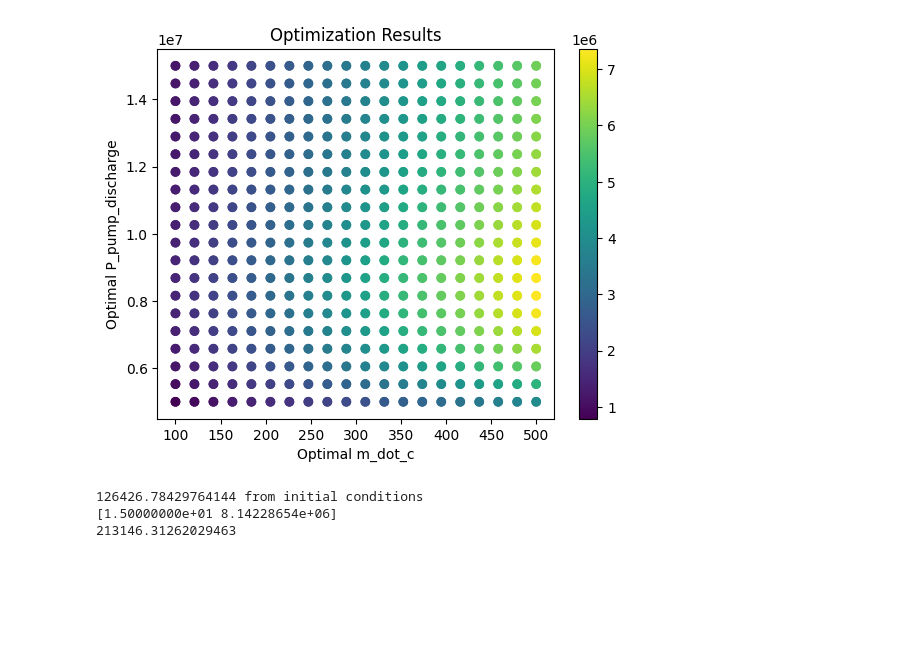
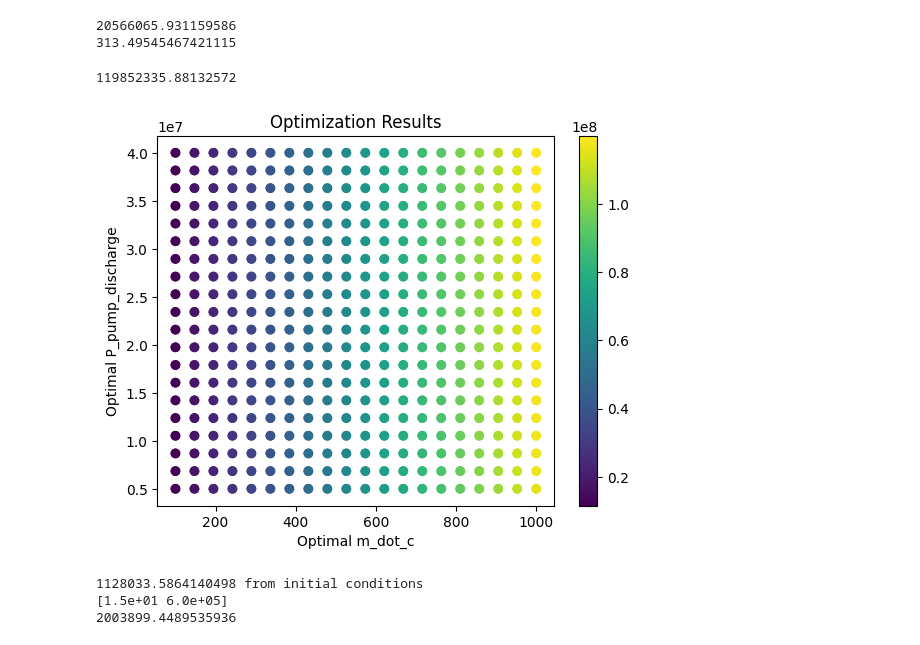
Before and after one commit to DrYogurt/EMAE-355-Team-1-Code, a Jupyter notebook: Project3/power-cycle.ipynb, the cells around one changed output. Saved outputs shown, nothing was run; the diff lists cells and outputs as text; code cells hidden in the pictures; blank space fills up the shorter version.

Commit message:
combined power-cycle and pipe modeling

```diff
--- a/Project3/power-cycle.ipynb
+++ b/Project3/power-cycle.ipynb
@@ -7,5 +8,25 @@ from scipy.optimize import minimize
 
 import json
+# %%
+pipe_dP = 0
+pipe_dT = 0
+
+initial_temperature = 0
+initial_pressure = 0
+
+# pull from pipe-draft script
+
+%store -r pipe_dP
+%store -r pipe_dT
+
+%store -r initial_temperature
+%store -r initial_pressure
+
+print(initial_pressure)
+print(initial_temperature)
+# %% [output]
+20566065.931159586
+313.49545467421115
 # %%
 def netPow(x):
     try:
@@ -14,8 +35,8 @@ def netPow(x):
         #Givens
         m_dot_s = 3.2 # mass flow of the continuous supply being sequestered (s for sequestration)
         #State 5 is the incoming sequestration state
-        T5 = 273.15 + 10
-        P5 = 6.0e6
+        T5 = initial_temperature # 273.15 + 10 #assuming this is the state going into sequestration (at the beginning of pipe)
+        P5 = initial_pressure
 
         #State 1
         m_dot_1 = m_dot_s + m_dot_c
@@ -37,8 +58,8 @@ def netPow(x):
         pow_in = m_dot_2 * (h2 - h1)
 
         #State 3
-        dP=2e6 #for now
-        dT=50 #for now
+        dP=pipe_dP #for now
+        dT=pipe_dT #for now
         m_dot_3 = m_dot_c
         P3 = P2 + dP #dP is the pressure loss of the underground system
         T3 = T2 + dT #dT is the temperature increase after the underground system
@@ -68,50 +89,51 @@ cost = lambda x: 1 / netPow(x)**2
 
 
 # find the optimal power at each
-import matplotlib.pyplot as plt
 
 # Define the range of initial conditions
-mdot_range = np.linspace(100, 500, 20)
-pump_range = np.linspace(5e6, 15e6, 20)
+mdot_range = np.linspace(100, 1000, 20)
+pump_range = np.linspace(5e6, 40e6, 20)
 
 # Initialize lists to store the optimal values and minimum net power
 optimal_m_dot_c_list = []
 optimal_P_pump_discharge_list = []
 minimum_net_pow_list = []
 
 # Iterate over each set of initial conditions
 for mdot in mdot_range:
     for pump in pump_range:
         initial_guess = [mdot, pump]
 
         # Perform optimization
-        result = op.minimize(cost, initial_guess, bounds=[(0, 500), (0, 100e6)])
+        result = op.minimize(cost, initial_guess, bounds=[(0, 1000), (0, 100e6)])
 
         # Extract the optimal values
         optimal_m_dot_c, optimal_P_pump_discharge = result.x
         optimal_m_dot_c_list.append(optimal_m_dot_c)
         optimal_P_pump_discharge_list.append(optimal_P_pump_discharge)
 
         # Calculate the minimum net power
         minimum_net_pow = netPow(result.x)
         minimum_net_pow_list.append(minimum_net_pow)
 
+print(minimum_net_pow)
 # Plot the results
 fig, ax = plt.subplots()
 ax.scatter(optimal_m_dot_c_list, optimal_P_pump_discharge_list, c=minimum_net_pow_list, cmap='viridis')
 ax.set_xlabel('Optimal m_dot_c')
 ax.set_ylabel('Optimal P_pump_discharge')
 ax.set_title('Optimization Results')
 plt.colorbar(ax.scatter(optimal_m_dot_c_list, optimal_P_pump_discharge_list, c=minimum_net_pow_list, cmap='viridis'))
 plt.show()
 # %% [output]
+119852335.88132572
-[figure, old version]
+[figure, new version]
 # %%
-cost = lambda x: 1 / netPow(x)
-initial_guess = [10,10e6]
+cost = lambda x: 1/netPow(x)
+initial_guess = [10,4e7]
 print(f"{netPow(initial_guess)} from initial conditions")
 result = op.minimize(cost, initial_guess,
-                     bounds=[(0,15),(0,np.Inf)],
+                     bounds=[(0,15),(600000,np.Inf)], # not sure if this is OK, set minimum bound to 6 MPa
                      method='Nelder-Mead')
 
 # Extract the optimal values
@@ -122,6 +144,6 @@ minimum_net_pow = netPow(result.x)
 
 print(minimum_net_pow)
 # %% [output]
-126426.78429764144 from initial conditions
-[1.50000000e+01 8.14228654e+06]
-213146.31262029463
+1128033.5864140498 from initial conditions
+[1.5e+01 6.0e+05]
+2003899.4489535936
```
Also changed, not shown: parts of 1 cell of this notebook, 1 other file.
